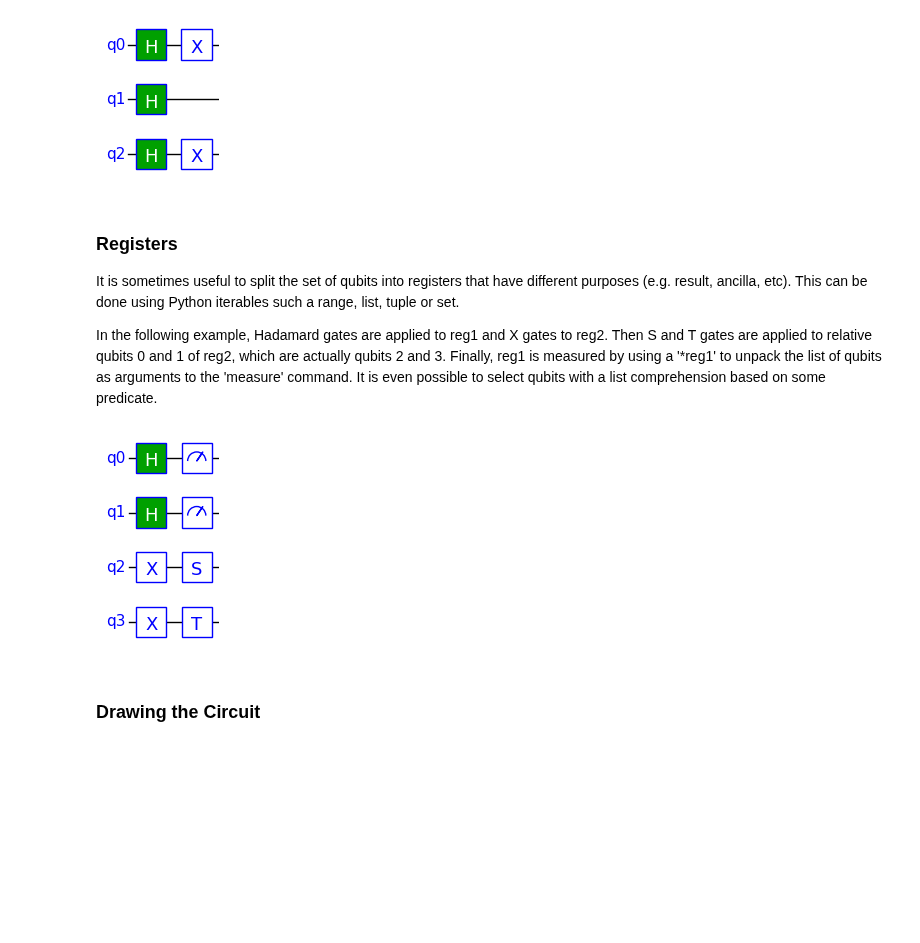
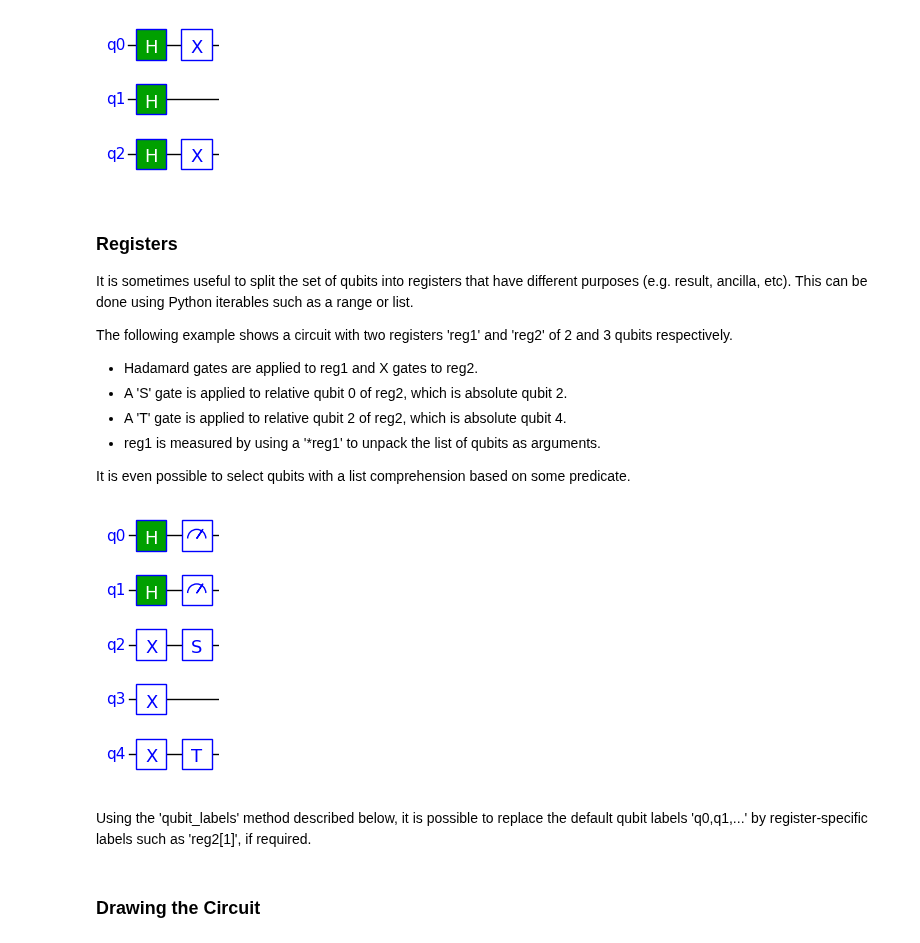
Before and after one commit to jbrumf/tinyqsim, a Jupyter notebook: examples/tutorial_2_exploring_further.ipynb, the cells around one changed output. Drawn from its saved outputs; the diff is of its cells as text; code cells hidden in the pictures; blank space fills up the shorter version.

```diff
--- a/examples/tutorial_2_exploring_further.ipynb
+++ b/examples/tutorial_2_exploring_further.ipynb
@@ -103,23 +103,32 @@ qc.draw()
 # %% [markdown]
 ### Registers
 
-It is sometimes useful to split the set of qubits into registers that have different purposes (e.g. result, ancilla, etc). This can be done using Python iterables such a range, list, tuple or set.
+It is sometimes useful to split the set of qubits into registers that have different purposes (e.g. result, ancilla, etc). This can be done using Python iterables such as a range or list.
 
-In the following example, Hadamard gates are applied to reg1 and X gates to reg2. Then S and T gates are applied to relative qubits 0 and 1 of reg2, which are actually qubits 2 and 3. Finally, reg1 is measured by using a '*reg1' to unpack the list of qubits as arguments to the 'measure' command. It is even possible to select qubits with a list comprehension based on some predicate.
+The following example shows a circuit with two registers 'reg1' and 'reg2' of 2 and 3 qubits respectively.
+
+- Hadamard gates are applied to reg1 and X gates to reg2.
+- A 'S' gate is applied to relative qubit 0 of reg2, which is absolute qubit 2.
+- A 'T' gate is applied to relative qubit 2 of reg2, which is absolute qubit 4.
+- reg1 is measured by using a '*reg1' to unpack the list of qubits as arguments.
+
+It is even possible to select qubits with a list comprehension based on some predicate.
-# %%
-reg1 = range(0,2)
-reg2 = range(2,4)
-nqubits = len(reg1) + len(reg2)
-
-qc = QCircuit(nqubits)
-qc.h(reg1)
-qc.x(reg2)
-qc.s(reg2[0])
-qc.t(reg2[1])
-qc.measure(*reg1)
-qc.draw()
-# %% [output]
-[figure, removed]
+# %%
+reg1 = range(0,2)
+reg2 = range(2,5)
+nqubits = len(reg1) + len(reg2)
+
+qc = QCircuit(nqubits)
+qc.h(reg1)
+qc.x(reg2)
+qc.s(reg2[0])
+qc.t(reg2[2])
+qc.measure(*reg1)
+qc.draw()
+# %% [output]
+[figure, added]
+# %% [markdown]
+Using the 'qubit_labels' method described below, it is possible to replace the default qubit labels 'q0,q1,...' by register-specific labels such as 'reg2[1]', if required.
 # %% [markdown]
 ### Drawing the Circuit
 # %% [markdown]
```
Also changed, not shown: parts of 30 cells of this notebook, 26 other files.
